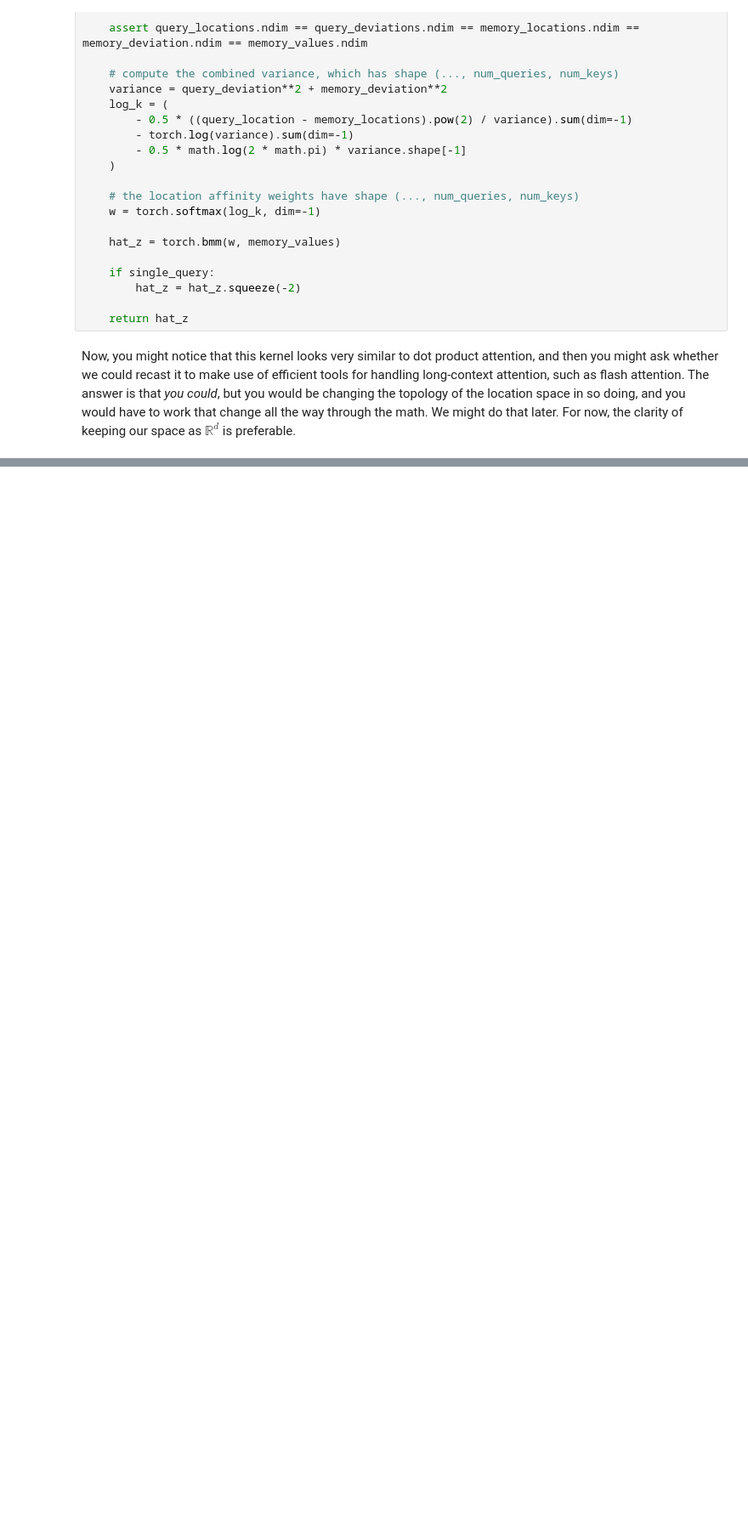
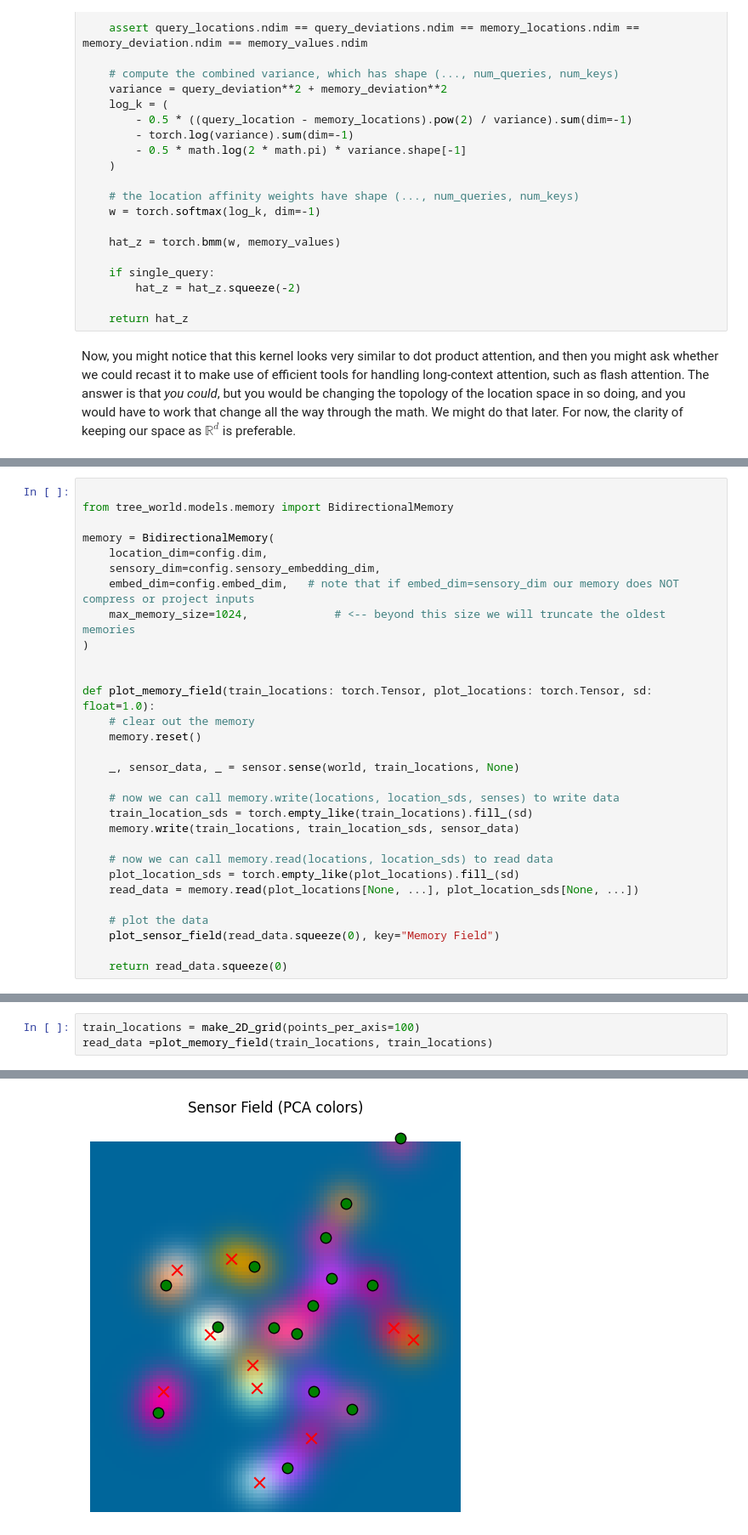
Before and after one commit to hypernicon/tree-world, a Jupyter notebook: notebook/map_testing.ipynb, the cells around one changed output, grey strips where cells are left out. Shown at 85% size. Cells and saved outputs as stored; diff of their text form; blank space fills up the shorter version.

```diff
--- a/notebook/map_testing.ipynb
+++ b/notebook/map_testing.ipynb
@@ -123,0 +263,30 @@ Now, you might notice that this kernel looks very similar to dot product attenti
+# %%
+
+from tree_world.models.memory import BidirectionalMemory
+
+memory = BidirectionalMemory(
+    location_dim=config.dim,
+    sensory_dim=config.sensory_embedding_dim,
+    embed_dim=config.embed_dim,   # note that if embed_dim=sensory_dim our memory does NOT compress or project inputs
+    max_memory_size=1024,             # <-- beyond this size we will truncate the oldest memories
+)
+
+
+def plot_memory_field(train_locations: torch.Tensor, plot_locations: torch.Tensor, sd: float=1.0):
+    # clear out the memory
+    memory.reset()
+
+    _, sensor_data, _ = sensor.sense(world, train_locations, None)
+
+    # now we can call memory.write(locations, location_sds, senses) to write data
+    train_location_sds = torch.empty_like(train_locations).fill_(sd)
+    memory.write(train_locations, train_location_sds, sensor_data)
+
+    # now we can call memory.read(locations, location_sds) to read data
+    plot_location_sds = torch.empty_like(plot_locations).fill_(sd)
+    read_data = memory.read(plot_locations[None, ...], plot_location_sds[None, ...])
+
+    # plot the data
+    plot_sensor_field(read_data.squeeze(0), key="Memory Field")
+
+    return read_data.squeeze(0)
@@ -123,0 +295,4 @@ Now, you might notice that this kernel looks very similar to dot product attenti
+# %%
+train_locations = make_2D_grid(points_per_axis=100)
+read_data =plot_memory_field(train_locations, train_locations)
+# %% [output]
@@ -123,0 +302 @@ Now, you might notice that this kernel looks very similar to dot product attenti
+[figure, added]
```
Also changed, not shown: parts of 17 cells of this notebook, 5 other files.
